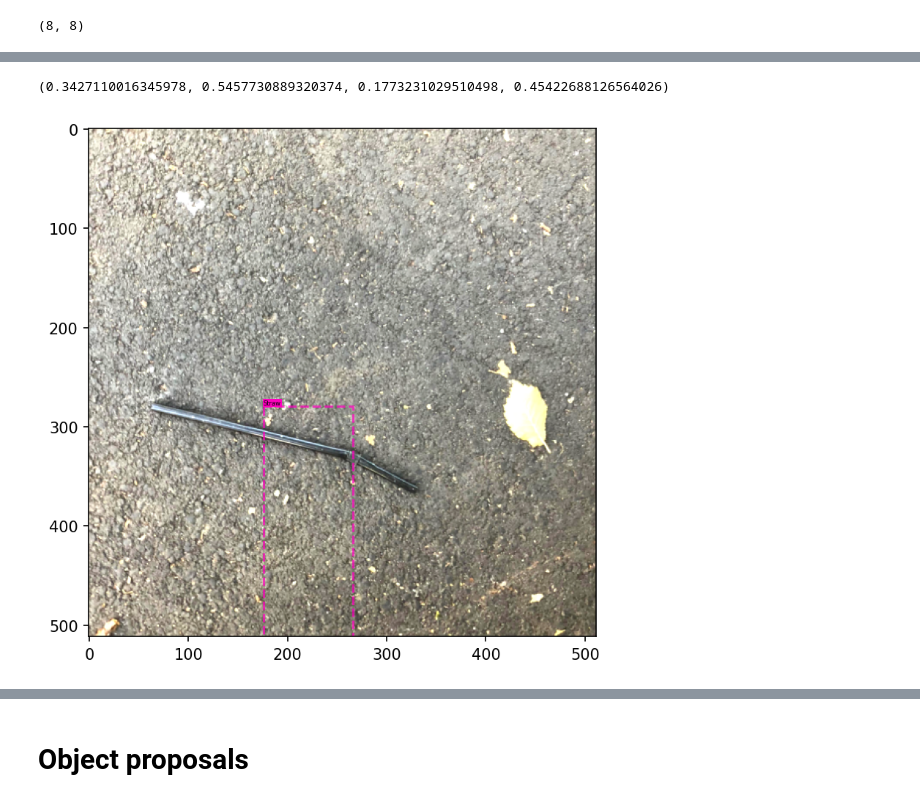
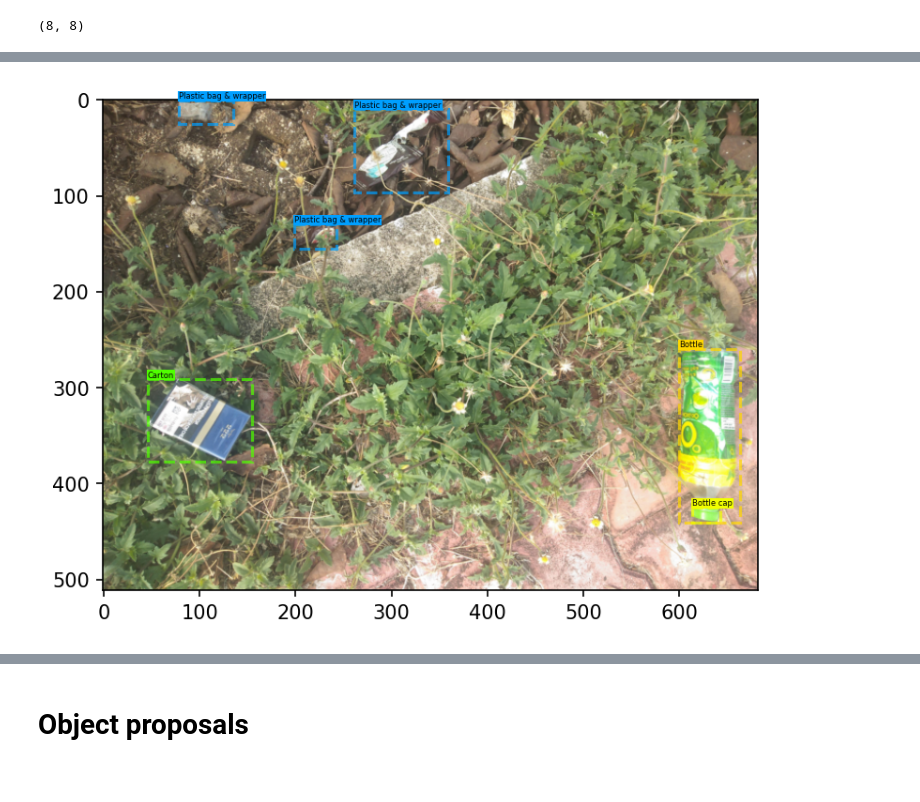
Before and after one commit to R0ner/02514-DL-in-CV, a Jupyter notebook: Project4/2_dloader_object_proposals-rse.ipynb, the cells around one changed output, grey strips where cells are left out. Saved outputs shown, nothing was run; the diff lists cells and outputs as text; code cells hidden in the pictures.

```diff
--- a/Project4/2_dloader_object_proposals-rse.ipynb
+++ b/Project4/2_dloader_object_proposals-rse.ipynb
@@ -60,13 +61,12 @@ targets[0]
 # %%
-idx = 0
+idx = 7
 
 im, _ = standardize_inv(ims[idx], None)
 fig, ax = plt.subplots(1, 1, figsize=(6, 6), dpi=150)
 ax.imshow(np.moveaxis(im.numpy(), 0, 2))
 show_annotation(targets[idx], ax, names=train_dataset.cat_names)
 # %% [output]
-(0.3427110016345978, 0.5457730889320374, 0.1773231029510498, 0.45422688126564026)
-[figure, old version]
+[figure, new version]
 # %%
 ims[2].shape
 # %% [output]
```
Also changed, not shown: parts of 13 cells of this notebook.
